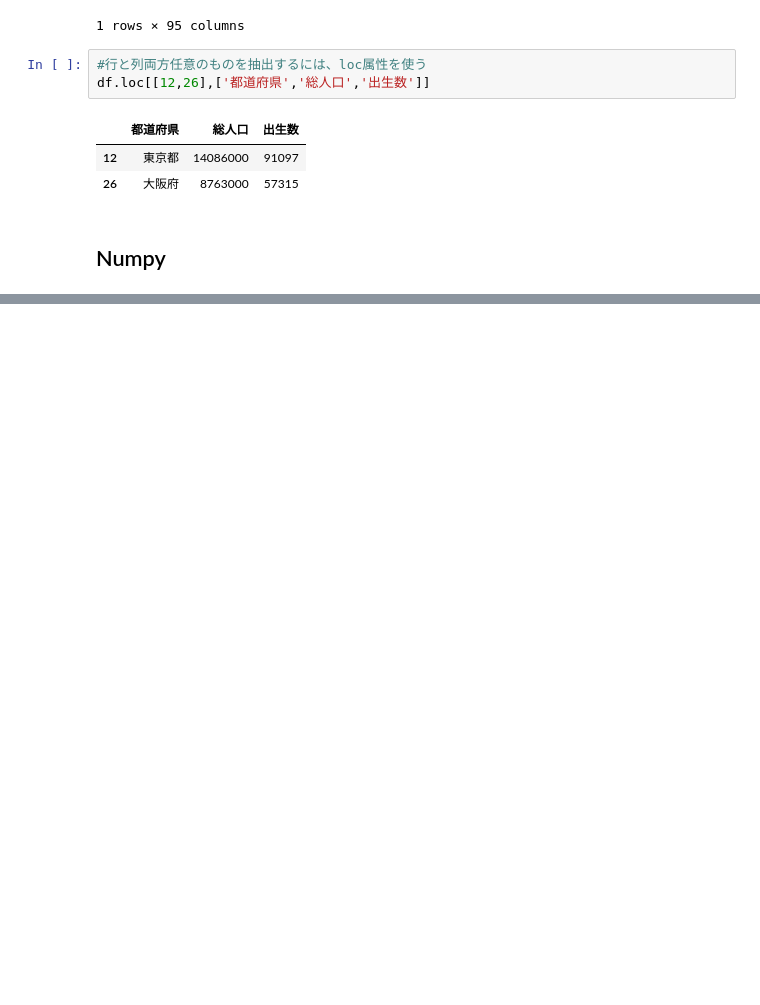
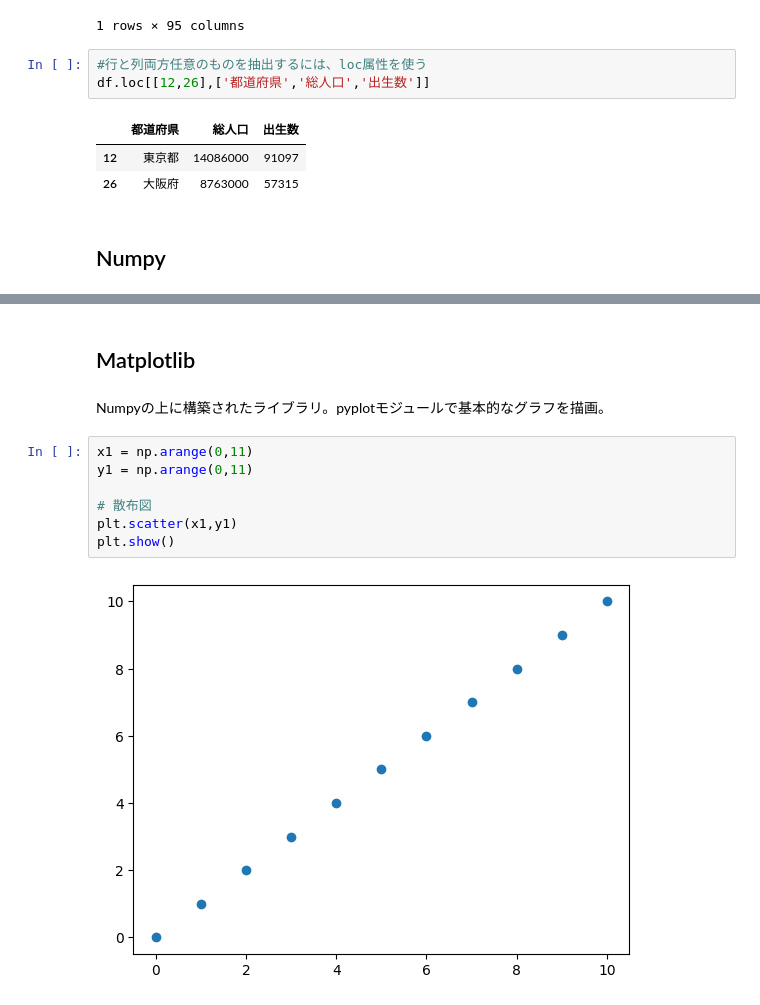
Before and after one commit to sinnooooosuke/python_brushup, a Jupyter notebook: python_brushup.ipynb, the cells around one changed output, grey strips where cells are left out. Saved outputs shown, nothing was run; the diff lists cells and outputs as text; blank space fills up the shorter version.

```diff
--- a/python_brushup.ipynb
+++ b/python_brushup.ipynb
@@ -213,0 +295,13 @@ df.loc[[12,26],['都道府県','総人口','出生数']]
+# %% [markdown]
+## Matplotlib
+# %% [markdown]
+Numpyの上に構築されたライブラリ。pyplotモジュールで基本的なグラフを描画。
+# %%
+x1 = np.arange(0,11)
+y1 = np.arange(0,11)
+
+# 散布図
+plt.scatter(x1,y1)
+plt.show()
+# %% [output]
+[figure, added]
```
Also changed, not shown: parts of 31 cells of this notebook.
